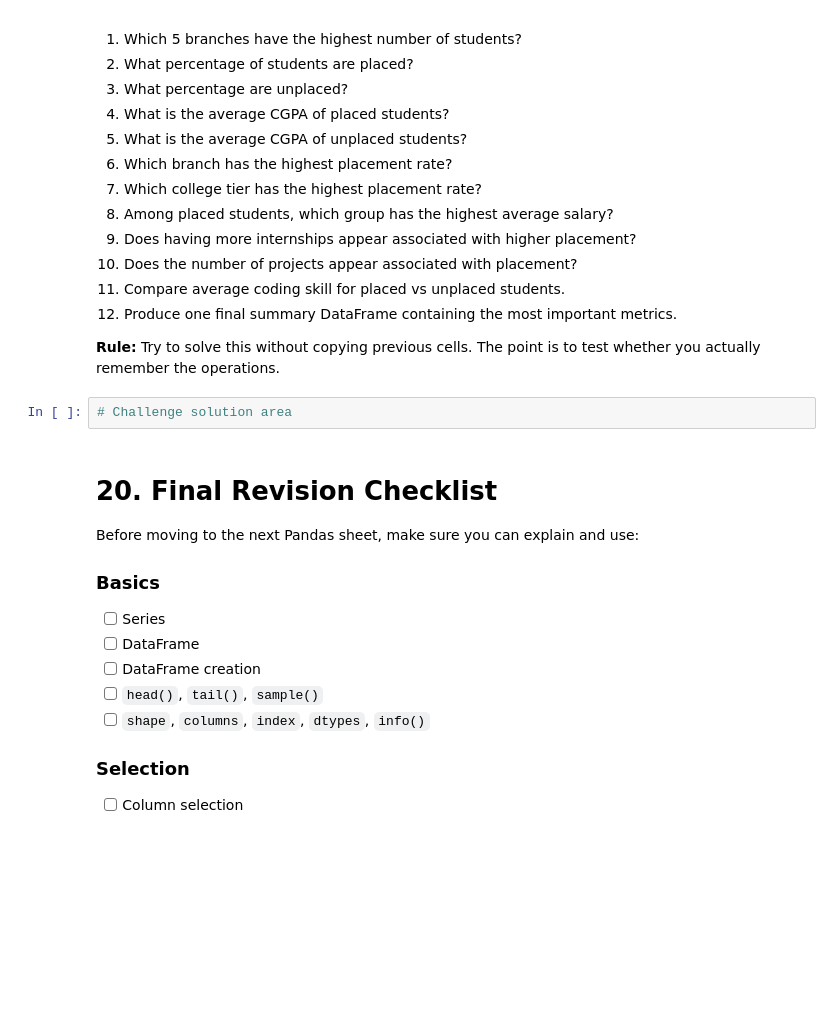
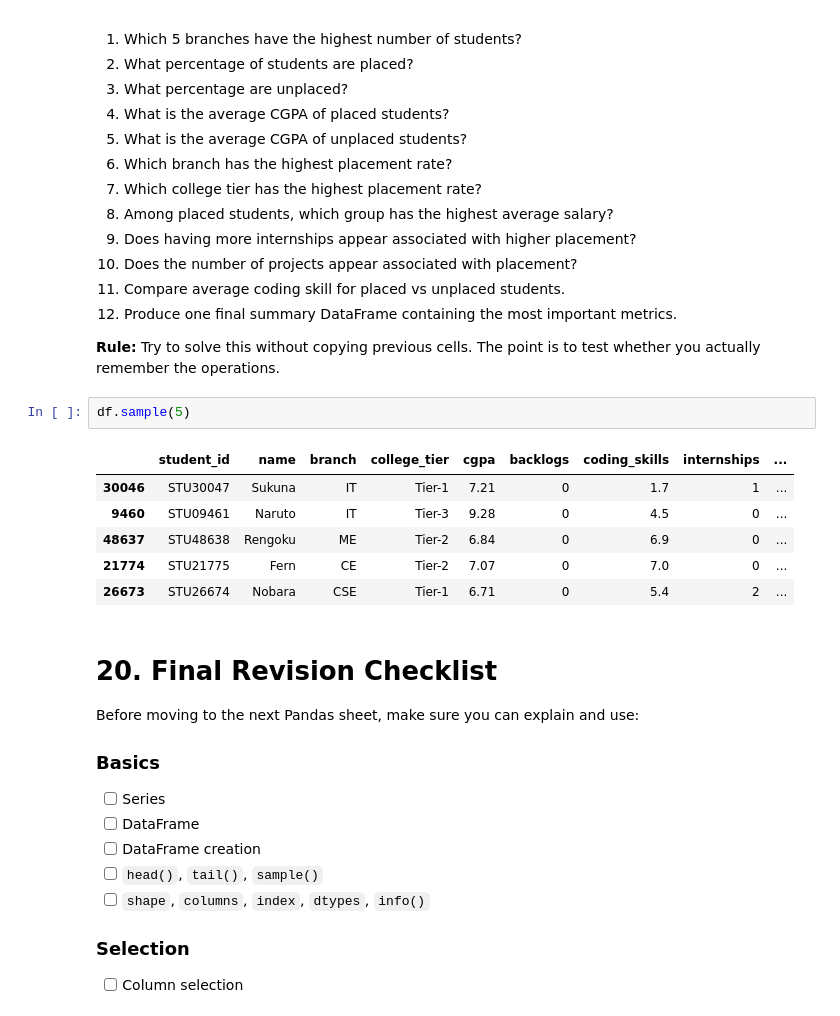
Before and after one commit to hacker-x184/python-Library, a Jupyter notebook: Pandas/01_Pandas_Basics_and_Revision_Practice.ipynb, the cells around one changed output. Drawn from its saved outputs; the diff is of its cells as text; blank space fills up the shorter version.

```diff
--- a/Pandas/01_Pandas_Basics_and_Revision_Practice.ipynb
+++ b/Pandas/01_Pandas_Basics_and_Revision_Practice.ipynb
@@ -1066,7 +1162,14 @@ Answer these questions using Pandas only:
 
 **Rule:** Try to solve this without copying previous cells. The point is to test whether you actually remember the operations.
 # %%
-# Challenge solution area
+df.sample(5)
+# %% [output]
+|  | student_id | name | branch | college_tier | cgpa | backlogs | coding_skills | internships | ... |
+| 30046 | STU30047 | Sukuna | IT | Tier-1 | 7.21 | 0 | 1.7 | 1 | ... |
+| 9460 | STU09461 | Naruto | IT | Tier-3 | 9.28 | 0 | 4.5 | 0 | ... |
+| 48637 | STU48638 | Rengoku | ME | Tier-2 | 6.84 | 0 | 6.9 | 0 | ... |
+| 21774 | STU21775 | Fern | CE | Tier-2 | 7.07 | 0 | 7.0 | 0 | ... |
+| 26673 | STU26674 | Nobara | CSE | Tier-1 | 6.71 | 0 | 5.4 | 2 | ... |
 # %% [markdown]
 # 20. Final Revision Checklist
 
```
Also changed, not shown: parts of 5 cells of this notebook.
